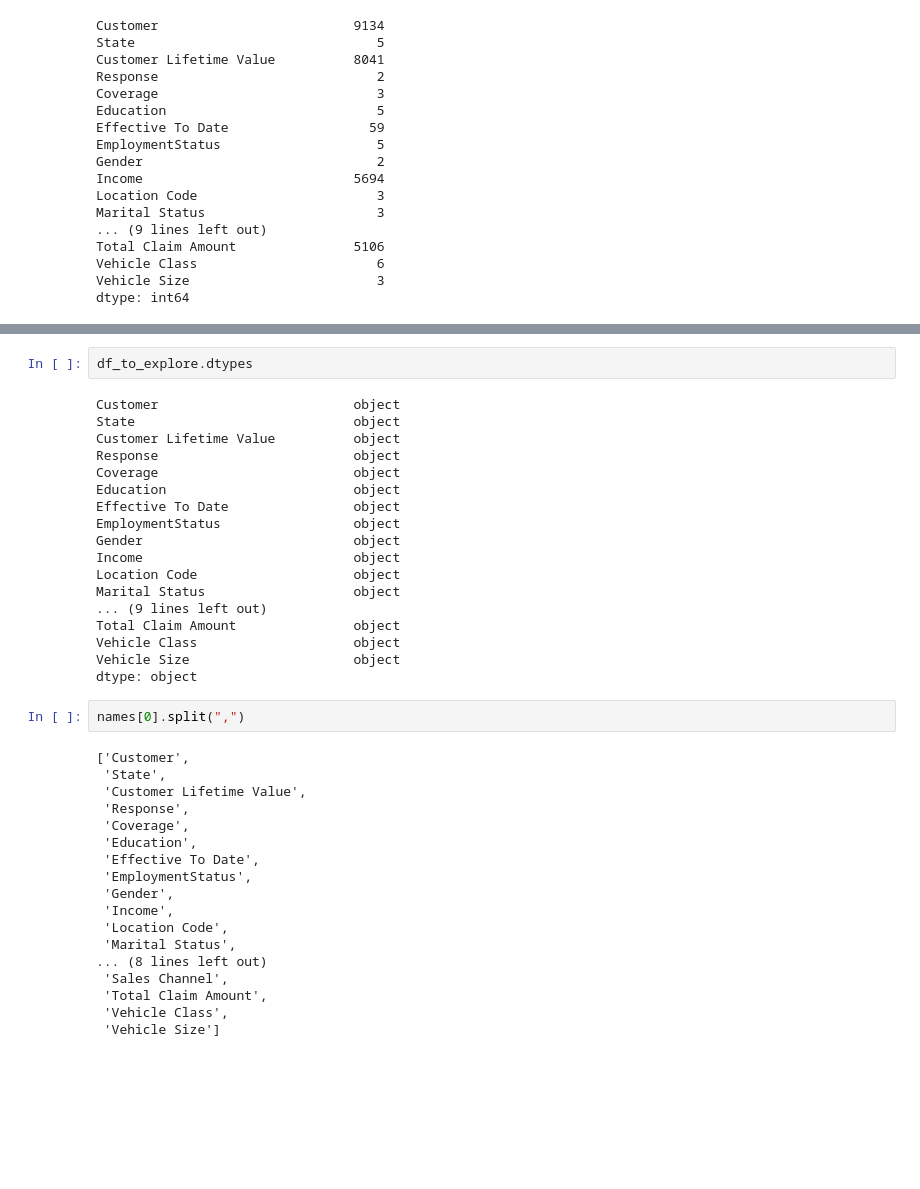
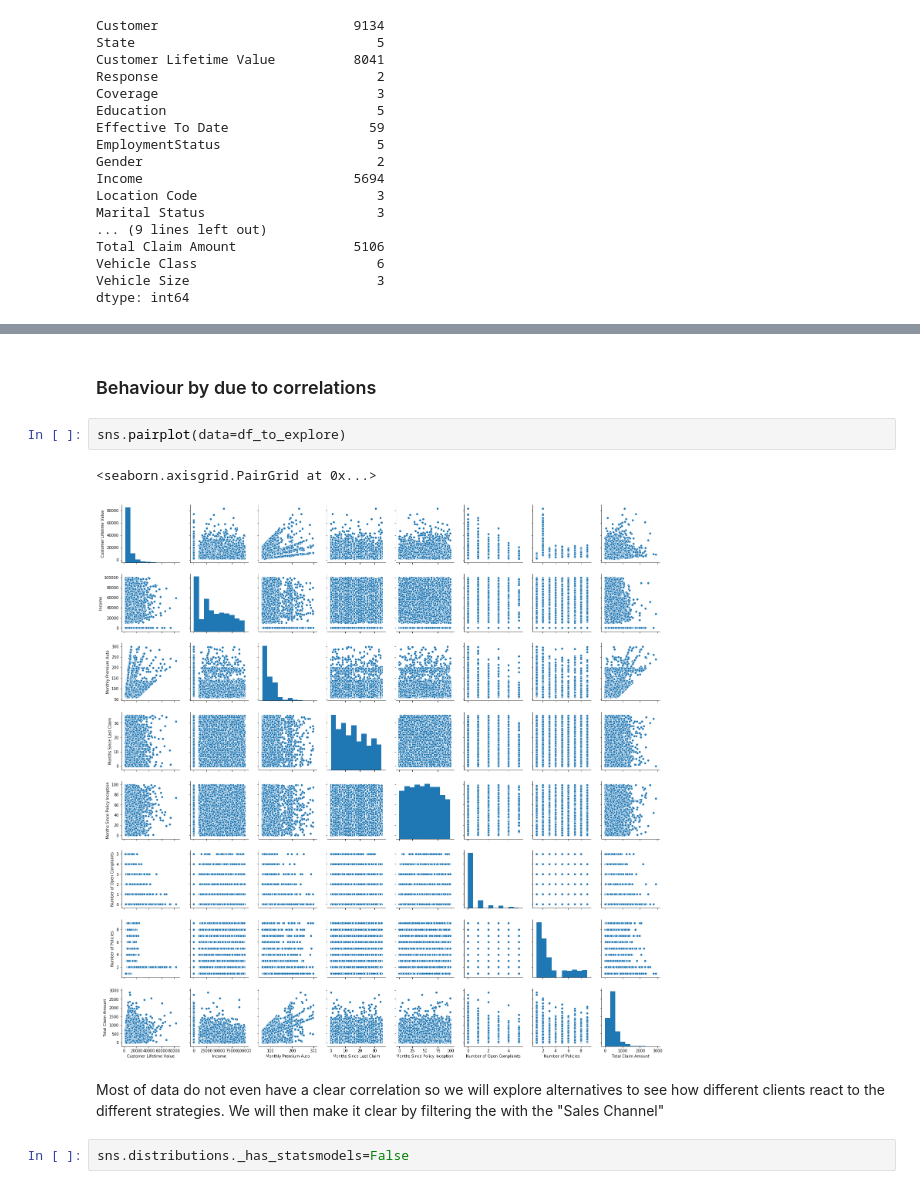
Before and after one commit to jamontanac/Solution-to-test, a Jupyter notebook: Solution.ipynb, the cells around one changed output, grey strips where cells are left out. Drawn from its saved outputs; the diff is of its cells as text; blank space fills up the shorter version.

```diff
--- a/Solution.ipynb
+++ b/Solution.ipynb
@@ -87,40 +75,11 @@ Name: Months Since Policy Inception, Length: 9134, dtype: object
-# %%
-df_to_explore.dtypes
-# %% [output]
-Customer                         object
-State                            object
-Customer Lifetime Value          object
-Response                         object
-Coverage                         object
-Education                        object
-Effective To Date                object
-EmploymentStatus                 object
-Gender                           object
-Income                           object
-Location Code                    object
-Marital Status                   object
-... (9 lines left out)
-Total Claim Amount               object
-Vehicle Class                    object
-Vehicle Size                     object
-dtype: object
-# %%
-names[0].split(",")
-# %% [output]
-['Customer',
- 'State',
- 'Customer Lifetime Value',
- 'Response',
- 'Coverage',
- 'Education',
- 'Effective To Date',
- 'EmploymentStatus',
- 'Gender',
- 'Income',
- 'Location Code',
- 'Marital Status',
-... (8 lines left out)
- 'Sales Channel',
- 'Total Claim Amount',
- 'Vehicle Class',
- 'Vehicle Size']
+# %% [markdown]
+### Behaviour by due to correlations
+# %%
+sns.pairplot(data=df_to_explore)
+# %% [output]
+<seaborn.axisgrid.PairGrid at 0x...>
+[figure, added]
+# %% [markdown]
+Most of data do not even have a clear correlation so we will explore alternatives to see how different clients react to the different strategies. We will then make it clear by filtering the with the "Sales Channel"
+# %%
+sns.distributions._has_statsmodels=False
```
Also changed, not shown: parts of 73 cells of this notebook.
